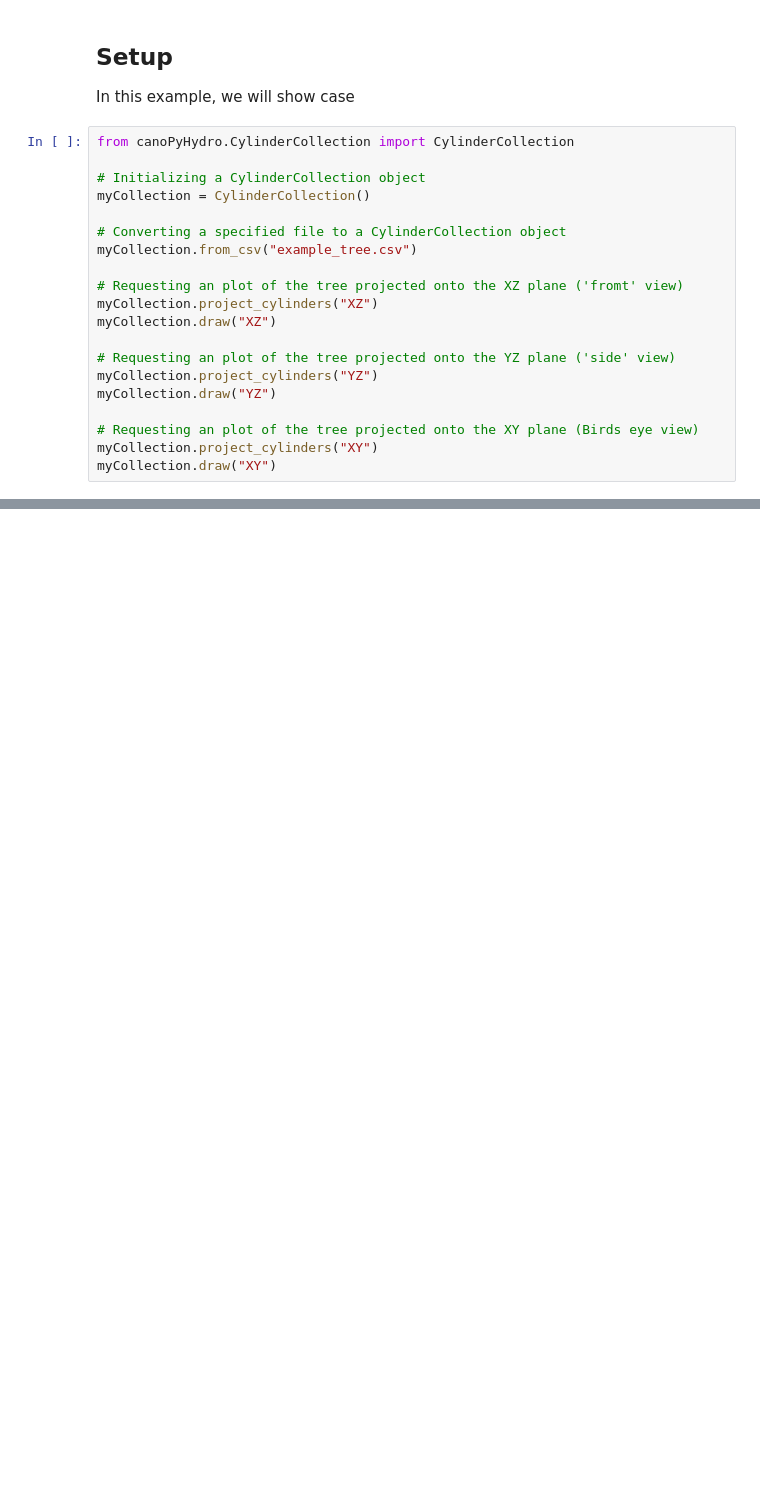
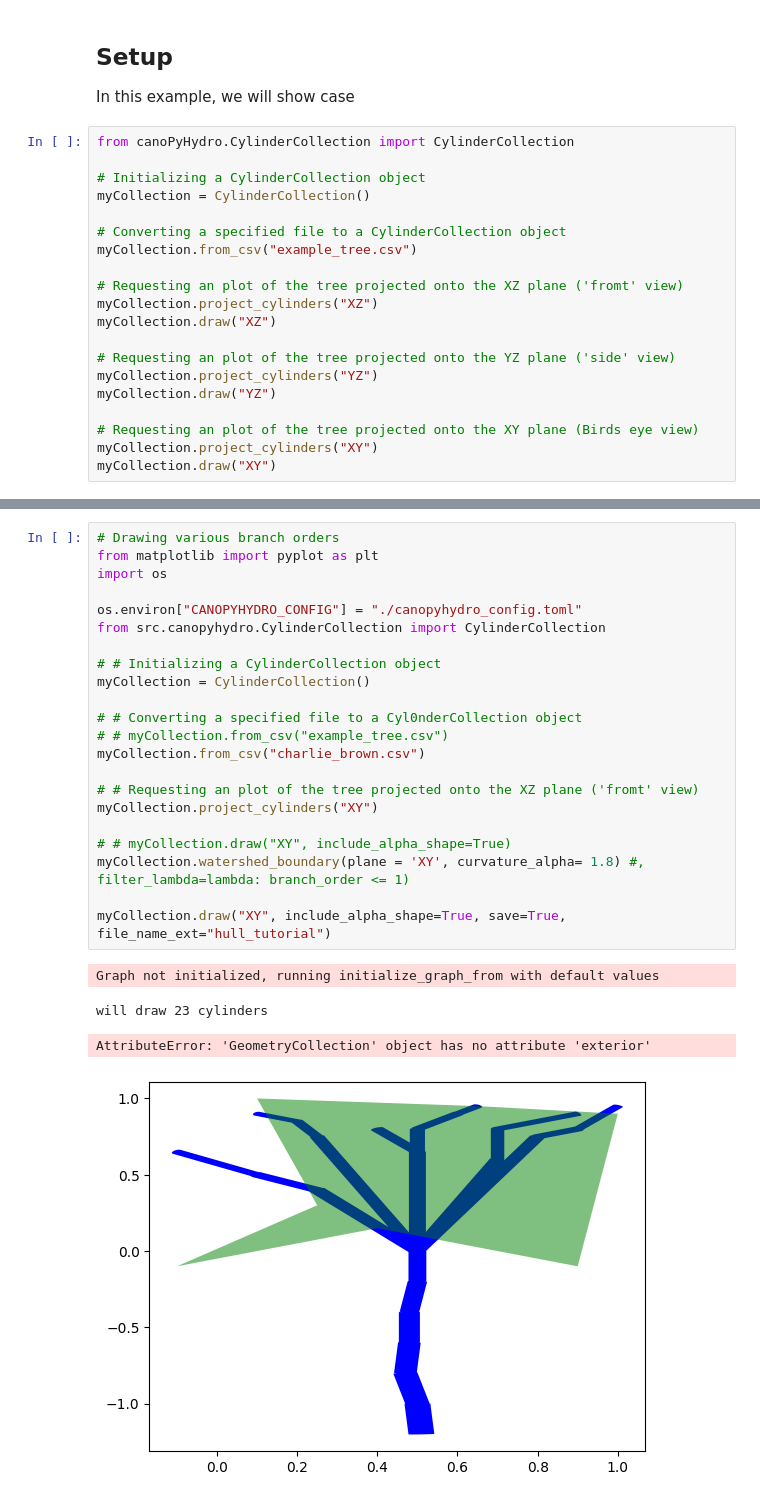
Before and after one commit to wischmcj/canopyHydrodynamics, a Jupyter notebook: docs/source/examples/use_case_example.ipynb, the cells around one changed output, grey strips where cells are left out. Saved outputs shown, nothing was run; the diff lists cells and outputs as text; blank space fills up the shorter version.

Commit message:
adding alpha shape and drip points to the main draw function. Adding Class doc strings

```diff
--- a/docs/source/examples/use_case_example.ipynb
+++ b/docs/source/examples/use_case_example.ipynb
@@ -156,0 +124,27 @@ Cylinder projection: 50.4
+# %%
+# Drawing various branch orders
+from matplotlib import pyplot as plt
+import os
+
+os.environ["CANOPYHYDRO_CONFIG"] = "./canopyhydro_config.toml"
+from src.canopyhydro.CylinderCollection import CylinderCollection
+
+# # Initializing a CylinderCollection object
+myCollection = CylinderCollection()
+
+# # Converting a specified file to a Cyl0nderCollection object
+# # myCollection.from_csv("example_tree.csv")
+myCollection.from_csv("charlie_brown.csv")
+
+# # Requesting an plot of the tree projected onto the XZ plane ('fromt' view)
+myCollection.project_cylinders("XY")
+
+# # myCollection.draw("XY", include_alpha_shape=True)
+myCollection.watershed_boundary(plane = 'XY', curvature_alpha= 1.8) #, filter_lambda=lambda: branch_order <= 1)
+
+myCollection.draw("XY", include_alpha_shape=True, save=True, file_name_ext="hull_tutorial")
+# %% [output]
+Graph not initialized, running initialize_graph_from with default values
+will draw 23 cylinders
+AttributeError: 'GeometryCollection' object has no attribute 'exterior'
+[figure, added]
```
Also changed, not shown: parts of 8 cells of this notebook, 40 other files.
